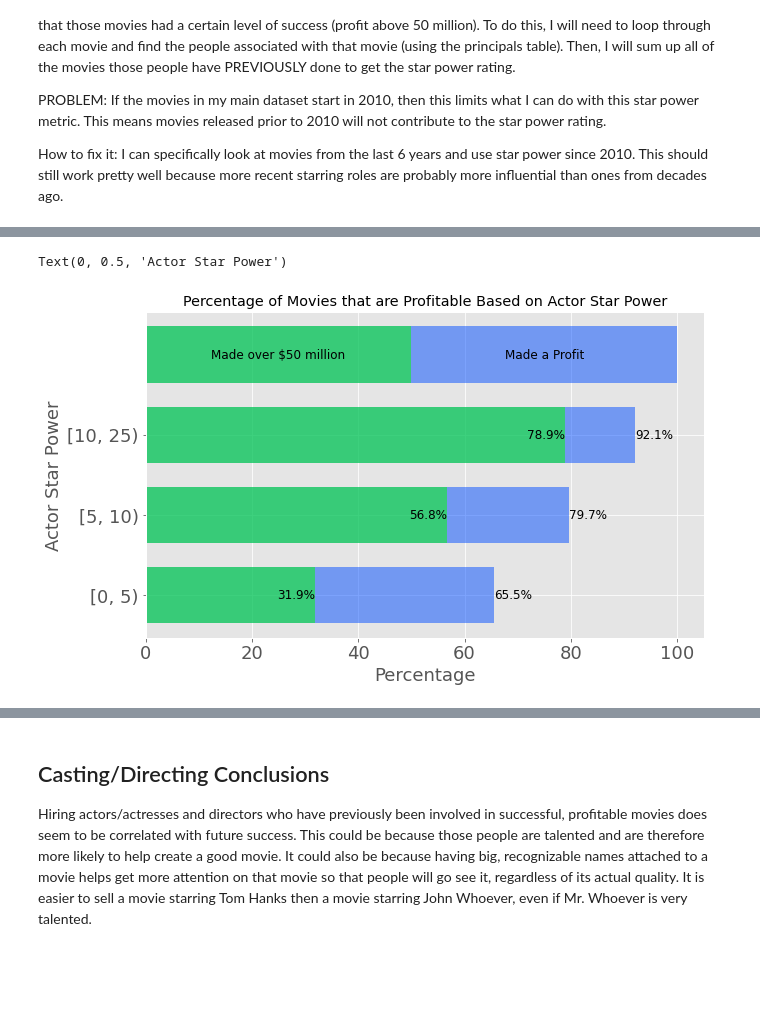
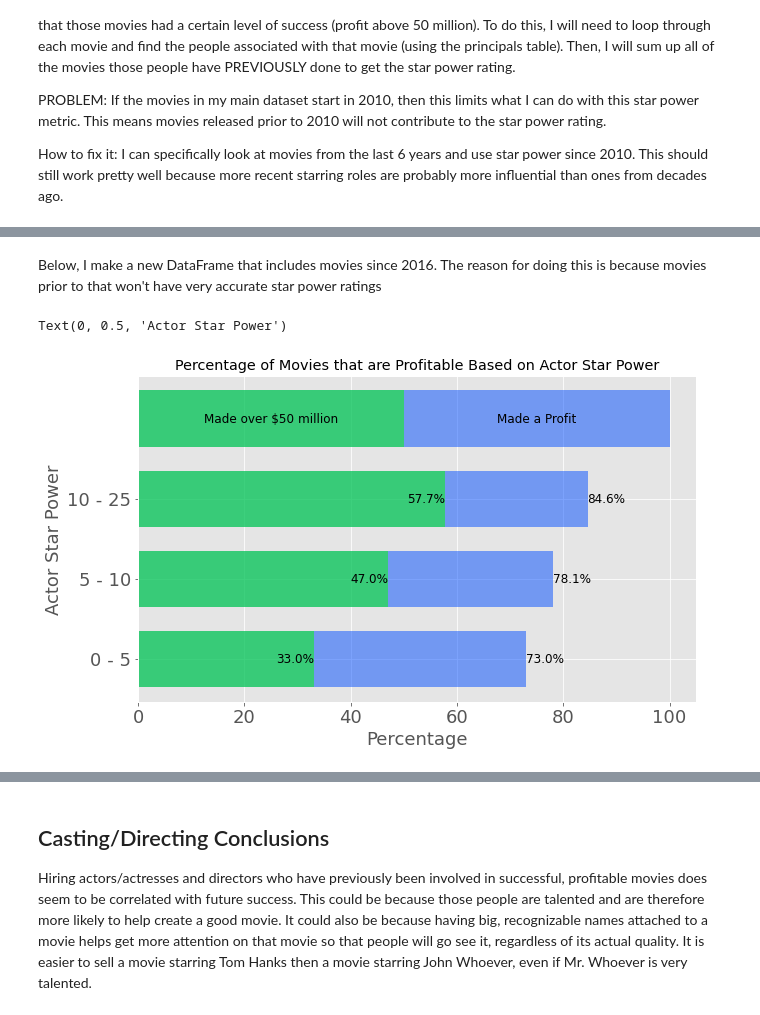
Before and after one commit to daviderics/Phase1-Microsoft-Movie-Studio, a Jupyter notebook: student.ipynb, the cells around one changed output, grey strips where cells are left out. Drawn from its saved outputs; the diff is of its cells as text; code cells hidden in the pictures; blank space fills up the shorter version.

```diff
--- a/student.ipynb
+++ b/student.ipynb
@@ -780,8 +812,9 @@ avg
  -1.315295,
  -1.185188]
 # %%
-avg_and_genres = sorted(list(zip(avg,unique_genres)))
-sorted_genres = [avg_and_genres[i][1] for i in range(len(avg_and_genres))]
+#Sort genres by median profit
+med_and_genres = sorted(list(zip(med,unique_genres)))
+sorted_genres = [med_and_genres[i][1] for i in range(len(med_and_genres))]
 sorted_genres
 # %% [output]
 ['war',
@@ -869,7 +900,5 @@ Plan: For each movie, create a "star power" rating. I will look at the principal
 PROBLEM: If the movies in my main dataset start in 2010, then this limits what I can do with this star power metric. This means movies released prior to 2010 will not contribute to the star power rating.
 
 How to fix it: I can specifically look at movies from the last 6 years and use star power since 2010. This should still work pretty well because more recent starring roles are probably more influential than ones from decades ago.
-# %%
-conn = sqlite3.connect(dir_path+'im.db/im.db')
 # %%
 # Read in the principals table from IMDB
@@ -895,7 +929,5 @@ df_merge['dir_star_power'] = 0.0
 # %%
 # This is for actors/actresses only
-# Loop over movies. I will go ahead and measure the star power for every movie, but I will probably only use more recent
-# movies in the analysis.
 star_power_list = []
 for mov_id in df_merge.movie_id:
     release_date = df_merge[df_merge.movie_id == mov_id].release_date
@@ -903,13 +935,11 @@ for mov_id in df_merge.movie_id:
     df_mov_with_same_people = df_actors[df_actors.person_id.isin(person_ids)].merge(df_merge, left_on = 'movie_id', \
                                                                                     right_on = 'movie_id', how = 'left')
     star_power_list.append(len(df_mov_with_same_people[(df_mov_with_same_people.release_date < release_date.values[0]) & \
-                                                       (df_mov_with_same_people.profit > 100)]))
+                                                       (df_mov_with_same_people.profit > 50)]))
 
 df_merge['act_star_power'] = star_power_list
 # %%
 # This is for directors only
-# Loop over movies. I will go ahead and measure the star power for every movie, but I will probably only use more recent
-# movies in the analysis.
 star_power_list = []
 for mov_id in df_merge.movie_id:
     release_date = df_merge[df_merge.movie_id == mov_id].release_date
@@ -917,6 +947,6 @@ for mov_id in df_merge.movie_id:
     df_mov_with_same_people = df_directors[df_directors.person_id.isin(person_ids)].merge(df_merge, left_on = 'movie_id', \
                                                                                     right_on = 'movie_id', how = 'left')
     star_power_list.append(len(df_mov_with_same_people[(df_mov_with_same_people.release_date < release_date.values[0]) & \
-                                                       (df_mov_with_same_people.profit > 100)]))
+                                                       (df_mov_with_same_people.profit > 50)]))
 
 df_merge['dir_star_power'] = star_power_list
@@ -963,0 +953,3 @@ df_cut = df_merge[df_merge.release_date > '2016-01-01']
+# %% [markdown]
+Below, I make a new DataFrame that includes movies since 2016.
+The reason for doing this is because movies prior to that won't have very accurate star power ratings
@@ -966,37 +961,37 @@ df_cut = df_merge[df_merge.release_date > '2016-01-01']
 fig, ax = plt.subplots(figsize = (10,6))
 
 star_power_bins = [0,5,10,25]
 
-for n in range(3):
+for n in range(len(star_power_bins)-1):
     perc = 100 * len(df_cut[(df_cut.act_star_power >= star_power_bins[n]) & (df_cut.act_star_power < star_power_bins[n+1]) \
                         & (df_cut.profit > 0.0)]) / \
         len(df_cut[(df_cut.act_star_power >= star_power_bins[n]) & (df_cut.act_star_power < star_power_bins[n+1])])
 
     ax.barh(width = perc, height = 0.7, y = n, color = (0.0, 0.3, 1.0, 0.5))
     ax.text(perc, n, f"{round(perc,1)}%", fontsize = 12, horizontalalignment = 'left', verticalalignment = 'center')
 
     perc = 100 * len(df_cut[(df_cut.act_star_power >= star_power_bins[n]) & (df_cut.act_star_power < star_power_bins[n+1]) \
                         & (df_cut.profit > 50.0)]) / \
         len(df_cut[(df_cut.act_star_power >= star_power_bins[n]) & (df_cut.act_star_power < star_power_bins[n+1])])
 
     ax.barh(width = perc, height = 0.7, y = n, color = (0.0, 1, 0.0, 0.5))
     ax.text(perc, n, f"{round(perc,1)}%", fontsize = 12, horizontalalignment = 'right', verticalalignment = 'center')
 
 n = n + 1
 ax.barh(width = 100, height = 0.7, y = n, color = (0.0 , 0.3 , 1, 0.5))
 ax.barh(width = 50, height = 0.7, y = n, color = (0.0, 1, 0.0, 0.5))
 ax.text(25, n, "Made over $50 million", fontsize = 12, horizontalalignment = 'center', verticalalignment = 'center')
 ax.text(75, n, "Made a Profit", fontsize = 12, horizontalalignment = 'center', verticalalignment = 'center')
 
-ax.set_yticklabels([f"[{star_power_bins[n]}, {star_power_bins[n+1]})" for n in range(3)], fontsize = 18)
+ax.set_yticklabels([f"{star_power_bins[n]} - {star_power_bins[n+1]}" for n in range(len(star_power_bins)-1)], fontsize = 18)
 ax.set_xticklabels(np.arange(0,120,20),fontsize = 18)
-ax.set_yticks(range(3))
+ax.set_yticks(range(len(star_power_bins)-1))
 ax.set_title('Percentage of Movies that are Profitable Based on Actor Star Power')
 ax.set_xlabel('Percentage', fontsize = 18)
 ax.set_ylabel('Actor Star Power', fontsize = 18)
 # %% [output]
 Text(0, 0.5, 'Actor Star Power')
-[figure, old version]
+[figure, new version]
 # %%
 #Percentage of movies that are profitable based on director star power
 fig, ax = plt.subplots(figsize = (10,10))
```
Also changed, not shown: parts of 108 cells of this notebook.
